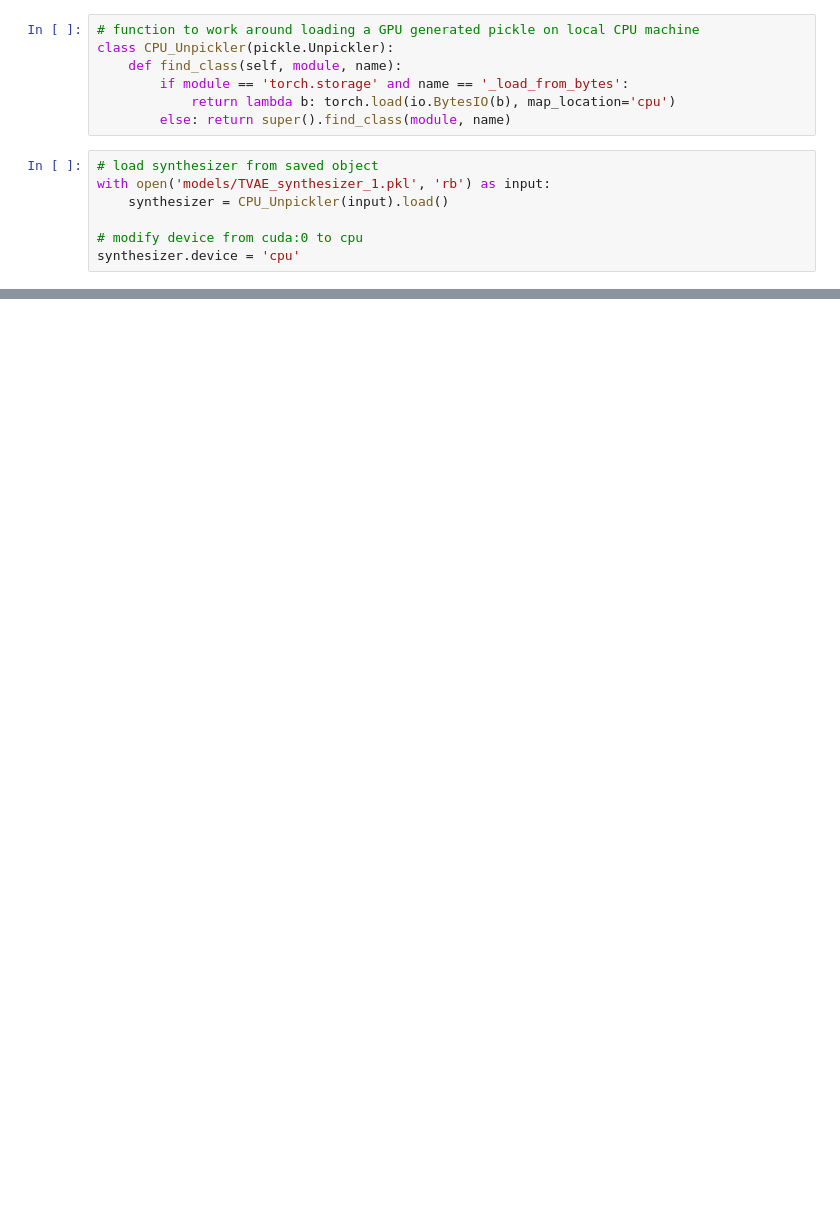
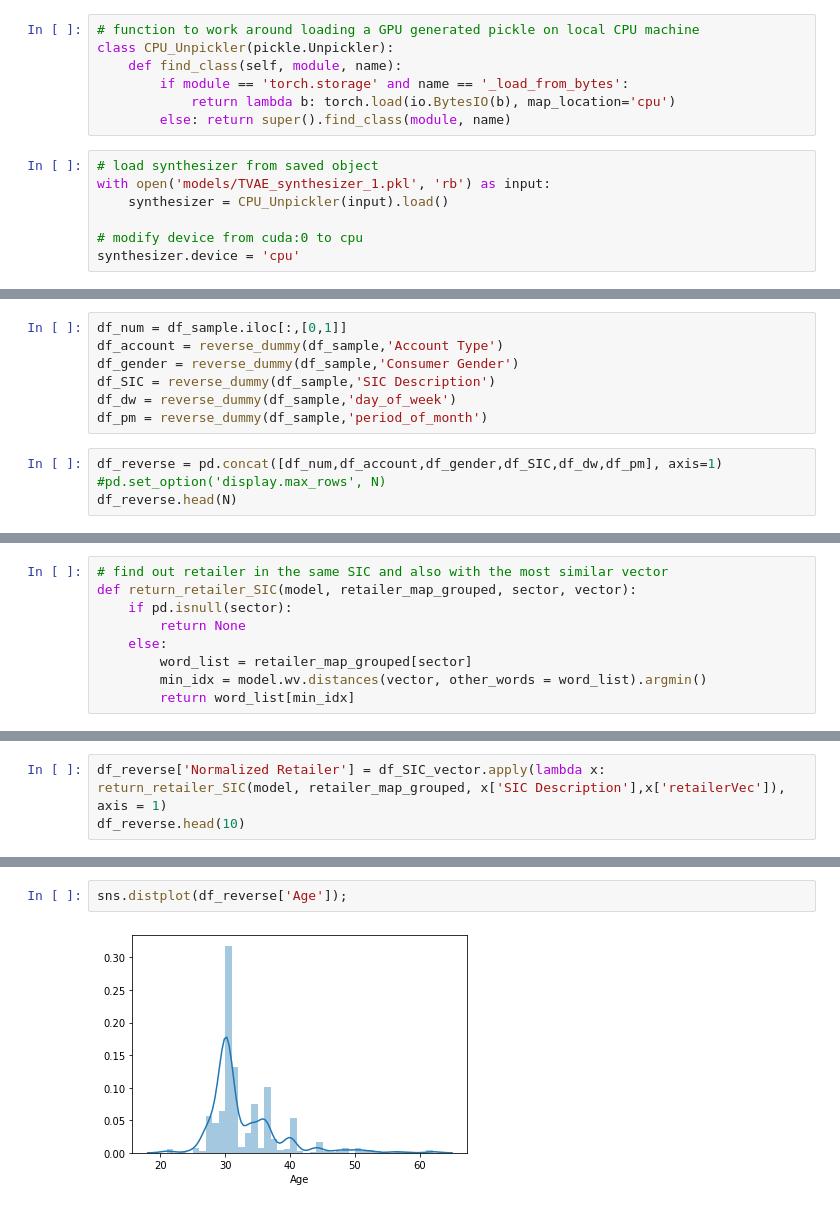
Before and after one commit to rui-zhang-ocean/Predict_Transactions, a Jupyter notebook: check_synthetic_data.ipynb, the cells around one changed output, grey strips where cells are left out. Cells and saved outputs as stored; diff of their text form; blank space fills up the shorter version.

```diff
--- a/check_synthetic_data.ipynb
+++ b/check_synthetic_data.ipynb
@@ -46,0 +73,11 @@ print(sampled)
+# %%
+df_num = df_sample.iloc[:,[0,1]]
+df_account = reverse_dummy(df_sample,'Account Type')
+df_gender = reverse_dummy(df_sample,'Consumer Gender')
+df_SIC = reverse_dummy(df_sample,'SIC Description')
+df_dw = reverse_dummy(df_sample,'day_of_week')
+df_pm = reverse_dummy(df_sample,'period_of_month')
+# %%
+df_reverse = pd.concat([df_num,df_account,df_gender,df_SIC,df_dw,df_pm], axis=1)
+#pd.set_option('display.max_rows', N)
+df_reverse.head(N)
@@ -46,0 +141,9 @@ print(sampled)
+# %%
+# find out retailer in the same SIC and also with the most similar vector
+def return_retailer_SIC(model, retailer_map_grouped, sector, vector):
+    if pd.isnull(sector):
+        return None
+    else:
+        word_list = retailer_map_grouped[sector]
+        min_idx = model.wv.distances(vector, other_words = word_list).argmin()
+        return word_list[min_idx]
@@ -46,0 +155,3 @@ print(sampled)
+# %%
+df_reverse['Normalized Retailer'] = df_SIC_vector.apply(lambda x: return_retailer_SIC(model, retailer_map_grouped, x['SIC Description'],x['retailerVec']), axis = 1)
+df_reverse.head(10)
@@ -46,0 +170,4 @@ print(sampled)
+# %%
+sns.distplot(df_reverse['Age']);
+# %% [output]
+[figure, added]
```
Also changed, not shown: parts of 12 cells of this notebook, 1 other file.
